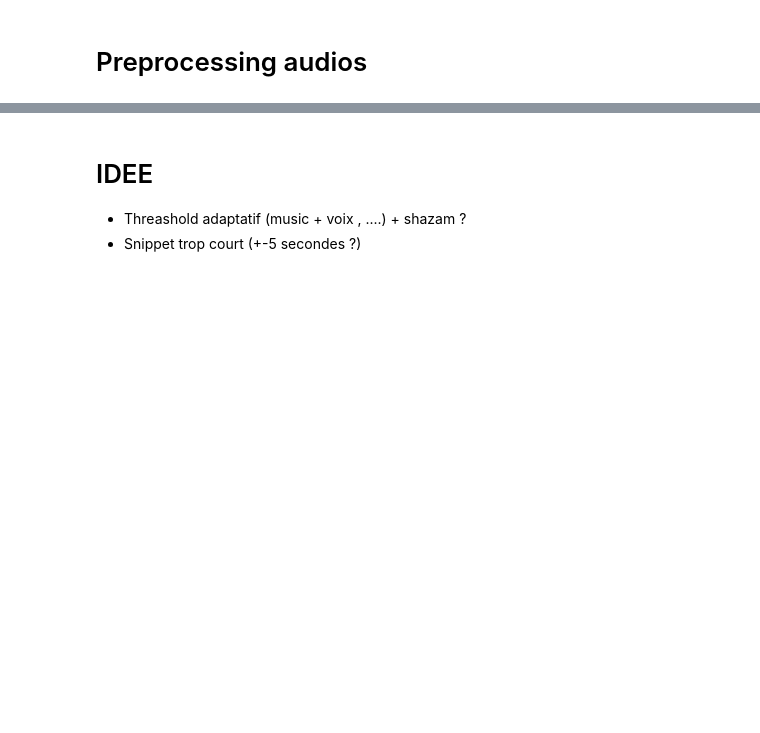
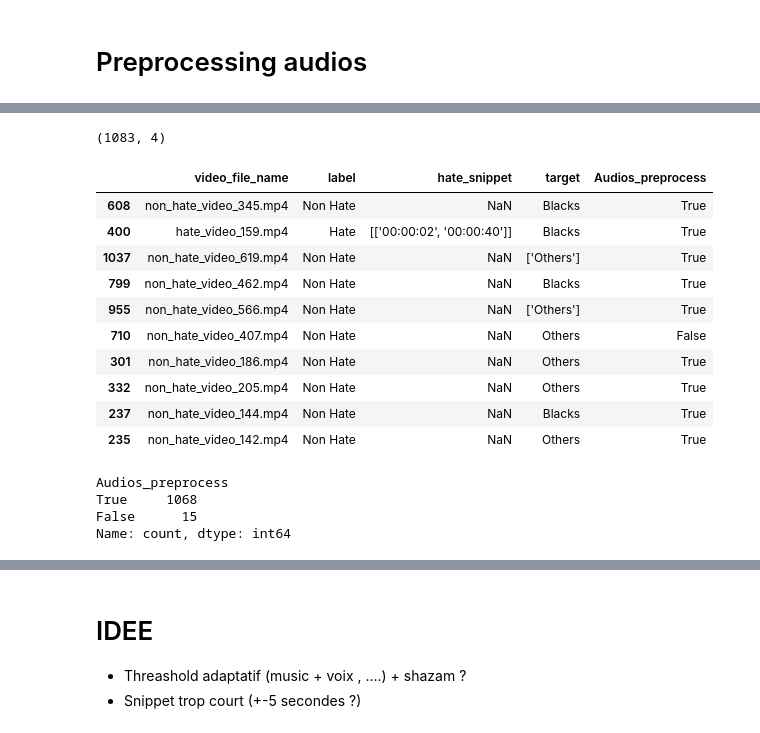
Before and after one commit to loris-fab/Deep_learning, a Jupyter notebook: test.ipynb, the cells around one changed output, grey strips where cells are left out. Cells and saved outputs as stored; diff of their text form; code cells hidden in the pictures; blank space fills up the shorter version.

```diff
--- a/test.ipynb
+++ b/test.ipynb
@@ -290,0 +232,4 @@ Downloading: "https://github.com/snakers4/silero-vad/zipball/master" to /home/ze
+# %%
+annotation_df.shape
+# %% [output]
+(1083, 4)
@@ -290,0 +250,21 @@ Downloading: "https://github.com/snakers4/silero-vad/zipball/master" to /home/ze
+# %%
+
+# Display the updated dataframe
+display(annotation_df.sample(10))
+annotation_df["Audios_preprocess"].value_counts()
+# %% [output]
+|  | video_file_name | label | hate_snippet | target | Audios_preprocess |
+| 608 | non_hate_video_345.mp4 | Non Hate | NaN | Blacks | True |
+| 400 | hate_video_159.mp4 | Hate | [['00:00:02', '00:00:40']] | Blacks | True |
+| 1037 | non_hate_video_619.mp4 | Non Hate | NaN | ['Others'] | True |
+| 799 | non_hate_video_462.mp4 | Non Hate | NaN | Blacks | True |
+| 955 | non_hate_video_566.mp4 | Non Hate | NaN | ['Others'] | True |
+| 710 | non_hate_video_407.mp4 | Non Hate | NaN | Others | False |
+| 301 | non_hate_video_186.mp4 | Non Hate | NaN | Others | True |
+| 332 | non_hate_video_205.mp4 | Non Hate | NaN | Others | True |
+| 237 | non_hate_video_144.mp4 | Non Hate | NaN | Blacks | True |
+| 235 | non_hate_video_142.mp4 | Non Hate | NaN | Others | True |
+Audios_preprocess
+True     1068
+False      15
+Name: count, dtype: int64
```
Also changed, not shown: parts of 22 cells of this notebook, 1 other file.
